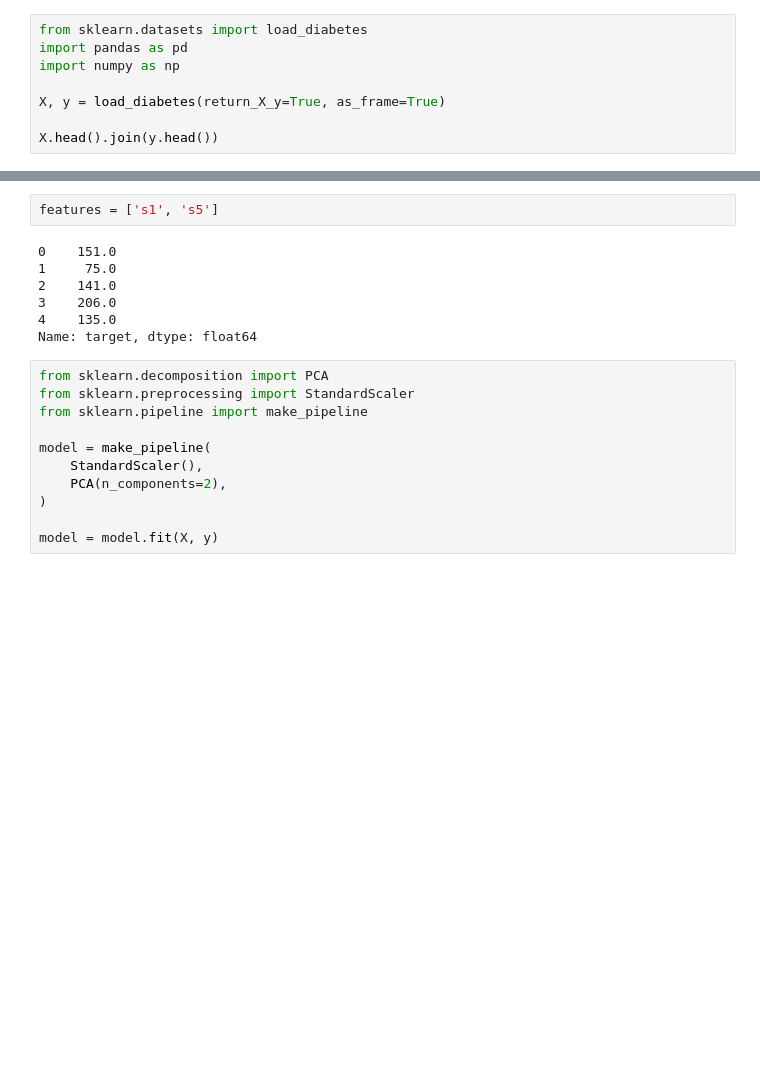
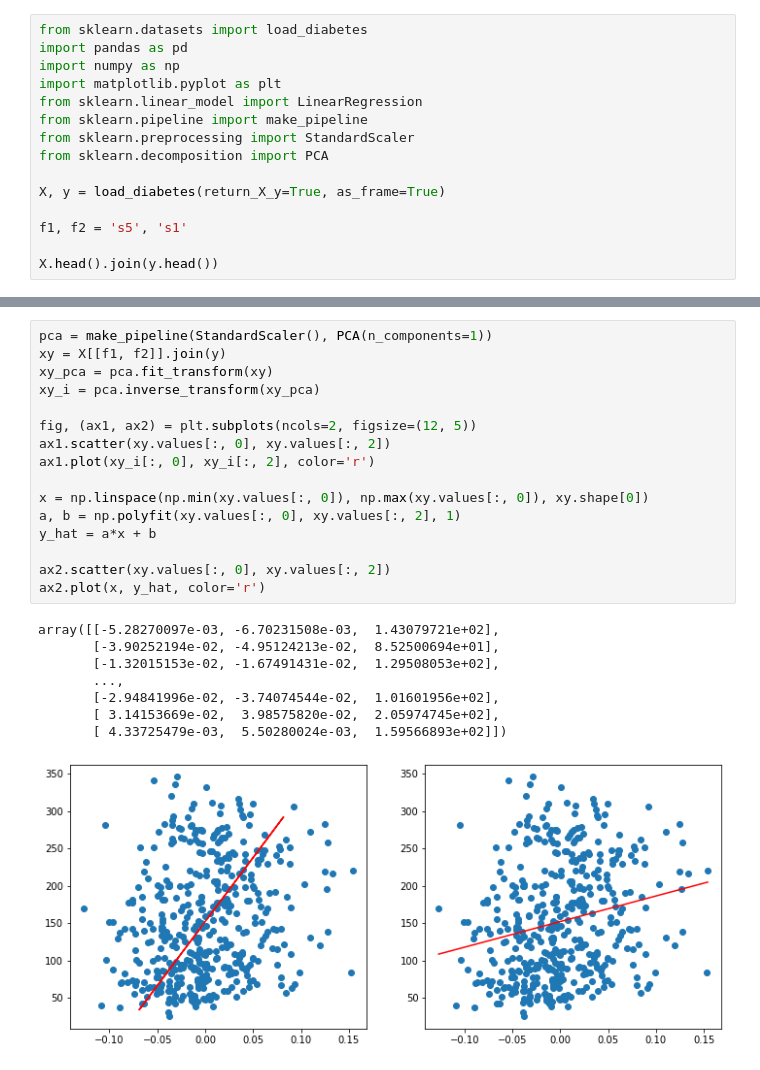
Before and after one commit to Tstrebe2/predicting-text-difficulty, a Jupyter notebook: pca-example.ipynb, the cells around one changed output, grey strips where cells are left out. Drawn from its saved outputs; the diff is of its cells as text; blank space fills up the shorter version.

```diff
--- a/pca-example.ipynb
+++ b/pca-example.ipynb
@@ -4,9 +4,16 @@
 from sklearn.datasets import load_diabetes
 import pandas as pd
 import numpy as np
+import matplotlib.pyplot as plt
+from sklearn.linear_model import LinearRegression
+from sklearn.pipeline import make_pipeline
+from sklearn.preprocessing import StandardScaler
+from sklearn.decomposition import PCA
 
 X, y = load_diabetes(return_X_y=True, as_frame=True)
 
+f1, f2 = 's5', 's1'
+
 X.head().join(y.head())
 # %% [output]
 |  | age | sex | bmi | bp | s1 | s2 | s3 | s4 | s5 | s6 | target |
@@ -15,23 +22,28 @@ X.head().join(y.head())
 | 2 | 0.085299 | 0.050680 | 0.044451 | -0.005671 | -0.045599 | -0.034194 | -0.032356 | -0.002592 | 0.002864 | -0.025930 | 141.0 |
 | 3 | -0.089063 | -0.044642 | -0.011595 | -0.036656 | 0.012191 | 0.024991 | -0.036038 | 0.034309 | 0.022692 | -0.009362 | 206.0 |
 | 4 | 0.005383 | -0.044642 | -0.036385 | 0.021872 | 0.003935 | 0.015596 | 0.008142 | -0.002592 | -0.031991 | -0.046641 | 135.0 |
-# %%
-features = ['s1', 's5']
-# %% [output]
-0    151.0
-1     75.0
-2    141.0
-3    206.0
-4    135.0
-Name: target, dtype: float64
-# %%
-from sklearn.decomposition import PCA
-from sklearn.preprocessing import StandardScaler
-from sklearn.pipeline import make_pipeline
-
-model = make_pipeline(
-    StandardScaler(),
-    PCA(n_components=2),
-)
-
-model = model.fit(X, y)
+# %%
+pca = make_pipeline(StandardScaler(), PCA(n_components=1))
+xy = X[[f1, f2]].join(y)
+xy_pca = pca.fit_transform(xy)
+xy_i = pca.inverse_transform(xy_pca)
+
+fig, (ax1, ax2) = plt.subplots(ncols=2, figsize=(12, 5))
+ax1.scatter(xy.values[:, 0], xy.values[:, 2])
+ax1.plot(xy_i[:, 0], xy_i[:, 2], color='r')
+
+x = np.linspace(np.min(xy.values[:, 0]), np.max(xy.values[:, 0]), xy.shape[0])
+a, b = np.polyfit(xy.values[:, 0], xy.values[:, 2], 1)
+y_hat = a*x + b
+
+ax2.scatter(xy.values[:, 0], xy.values[:, 2])
+ax2.plot(x, y_hat, color='r')
+# %% [output]
+array([[-5.28270097e-03, -6.70231508e-03,  1.43079721e+02],
+       [-3.90252194e-02, -4.95124213e-02,  8.52500694e+01],
+       [-1.32015153e-02, -1.67491431e-02,  1.29508053e+02],
+       ...,
+       [-2.94841996e-02, -3.74074544e-02,  1.01601956e+02],
+       [ 3.14153669e-02,  3.98575820e-02,  2.05974745e+02],
+       [ 4.33725479e-03,  5.50280024e-03,  1.59566893e+02]])
+[figure, added]
```
